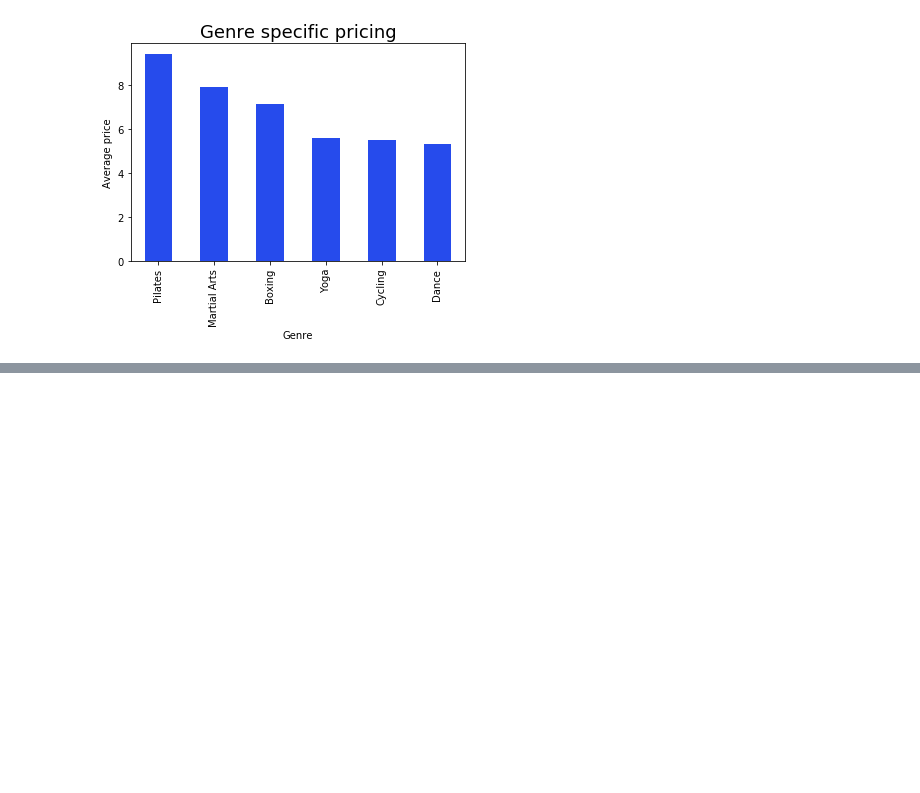
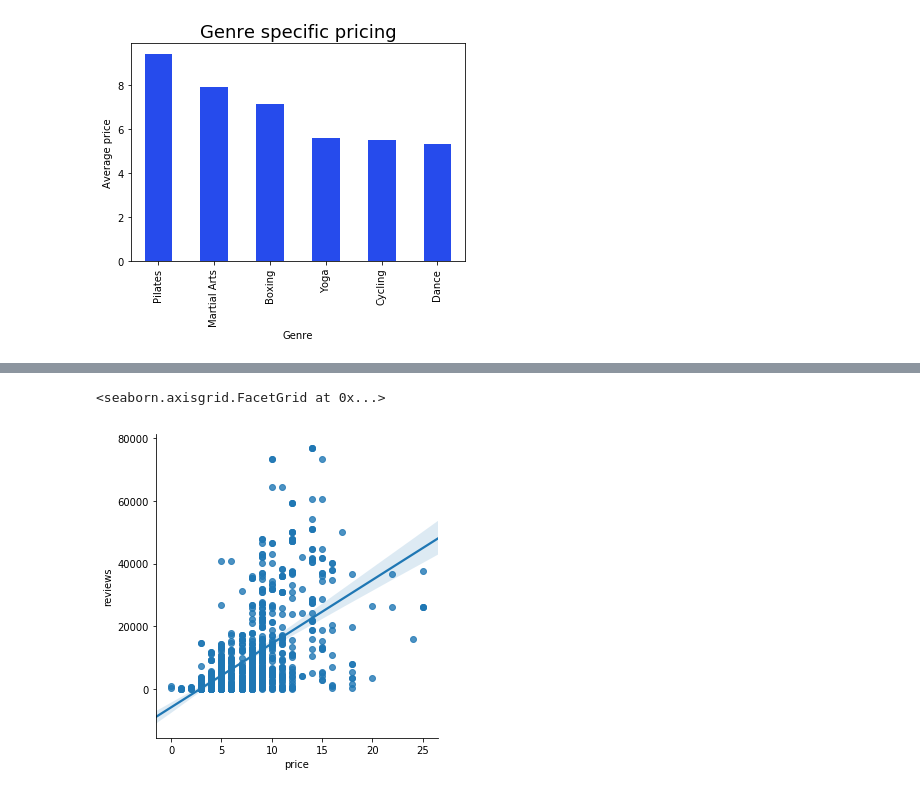
Before and after one commit to Alster96/Scraping_ClassPass, a Jupyter notebook: gsa_project1.py.ipynb, the cells around one changed output, grey strips where cells are left out. Cells and saved outputs as stored; diff of their text form; code cells hidden in the pictures; blank space fills up the shorter version.

```diff
--- a/gsa_project1.py.ipynb
+++ b/gsa_project1.py.ipynb
@@ -373,0 +402,6 @@ test.plot.scatter('rating','reviews')
+# %%
+import seaborn as sns
+sns.lmplot("price", "reviews", df)
+# %% [output]
+<seaborn.axisgrid.FacetGrid at 0x...>
+[figure, added]
```
Also changed, not shown: parts of 4 cells of this notebook.
